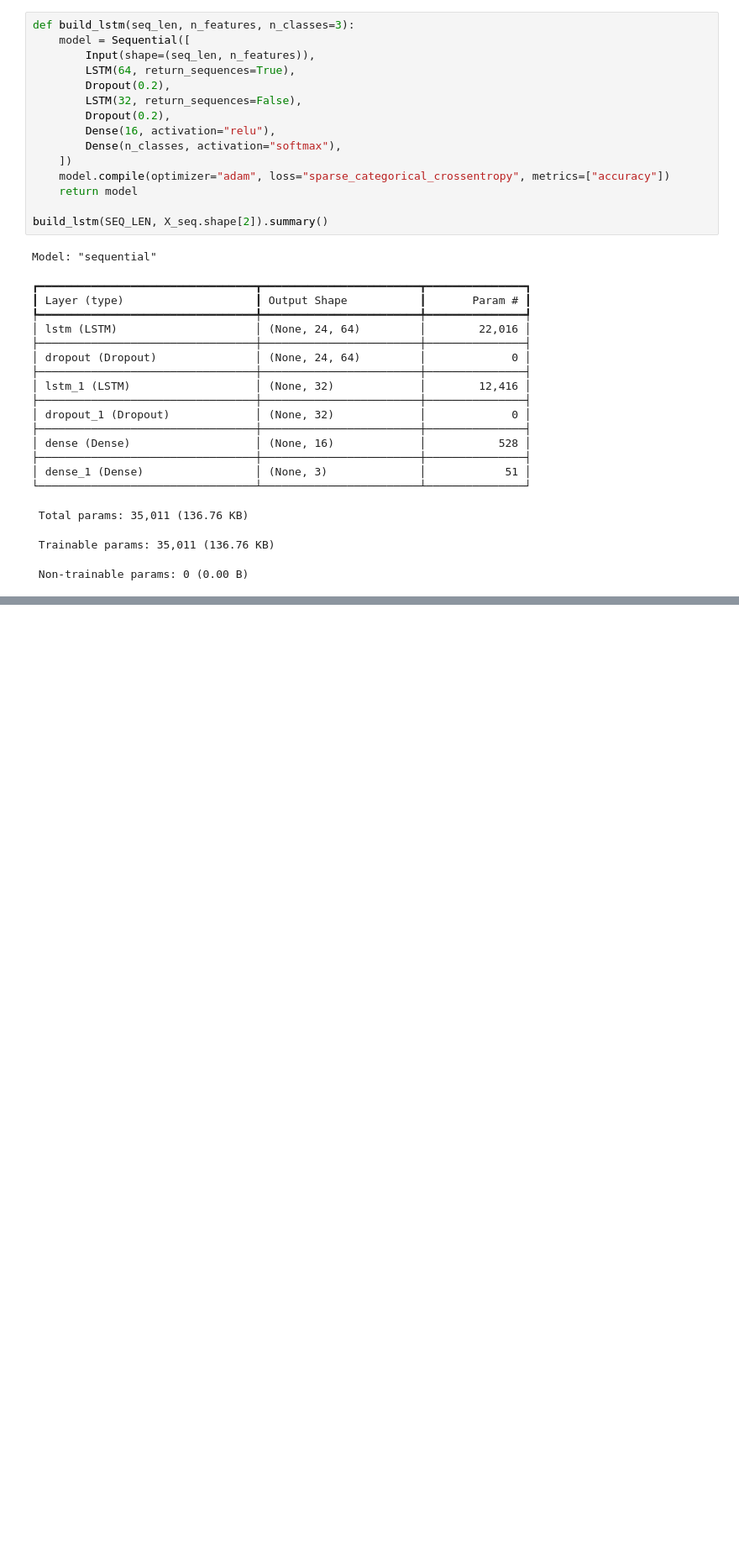
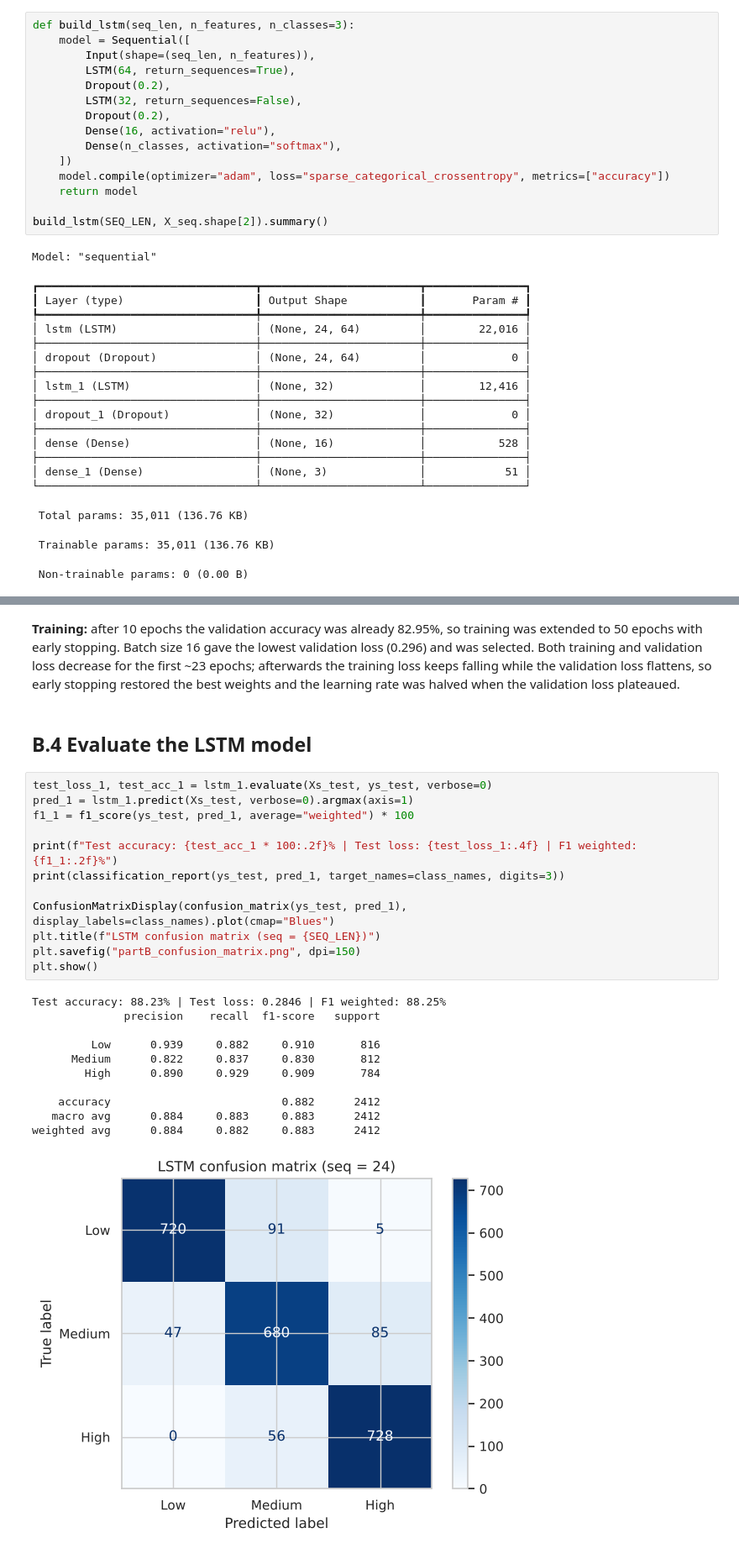
Before and after one commit to khanhnedu2006-byte/portfolio-for-COS40007, a Jupyter notebook: Portfolio_Assessment_3_SeoulBike.ipynb, the cells around one changed output, grey strips where cells are left out. Shown at 84% size. Cells and saved outputs as stored; diff of their text form; blank space fills up the shorter version.

```diff
--- a/Portfolio_Assessment_3_SeoulBike.ipynb
+++ b/Portfolio_Assessment_3_SeoulBike.ipynb
@@ -221,0 +287,28 @@ Model: "sequential"
+# %% [markdown]
+**Training:** after 10 epochs the validation accuracy was already 82.95%, so training was extended to 50 epochs with early stopping. Batch size 16 gave the lowest validation loss (0.296) and was selected. Both training and validation loss decrease for the first ~23 epochs; afterwards the training loss keeps falling while the validation loss flattens, so early stopping restored the best weights and the learning rate was halved when the validation loss plateaued.
+# %% [markdown]
+## B.4 Evaluate the LSTM model
+# %%
+test_loss_1, test_acc_1 = lstm_1.evaluate(Xs_test, ys_test, verbose=0)
+pred_1 = lstm_1.predict(Xs_test, verbose=0).argmax(axis=1)
+f1_1 = f1_score(ys_test, pred_1, average="weighted") * 100
+
+print(f"Test accuracy: {test_acc_1 * 100:.2f}% | Test loss: {test_loss_1:.4f} | F1 weighted: {f1_1:.2f}%")
+print(classification_report(ys_test, pred_1, target_names=class_names, digits=3))
+
+ConfusionMatrixDisplay(confusion_matrix(ys_test, pred_1), display_labels=class_names).plot(cmap="Blues")
+plt.title(f"LSTM confusion matrix (seq = {SEQ_LEN})")
+plt.savefig("partB_confusion_matrix.png", dpi=150)
+plt.show()
+# %% [output]
+Test accuracy: 88.23% | Test loss: 0.2846 | F1 weighted: 88.25%
+              precision    recall  f1-score   support
+
+         Low      0.939     0.882     0.910       816
+      Medium      0.822     0.837     0.830       812
+        High      0.890     0.929     0.909       784
+
+    accuracy                          0.882      2412
+   macro avg      0.884     0.883     0.883      2412
+weighted avg      0.884     0.882     0.883      2412
+[figure, added]
```
Also changed, not shown: parts of 7 cells of this notebook, 2 other files.
